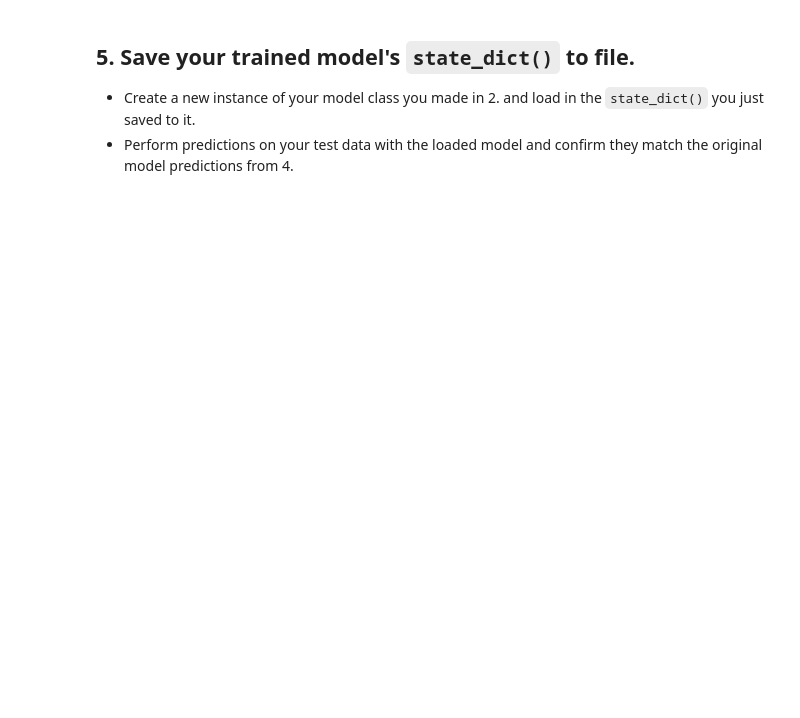
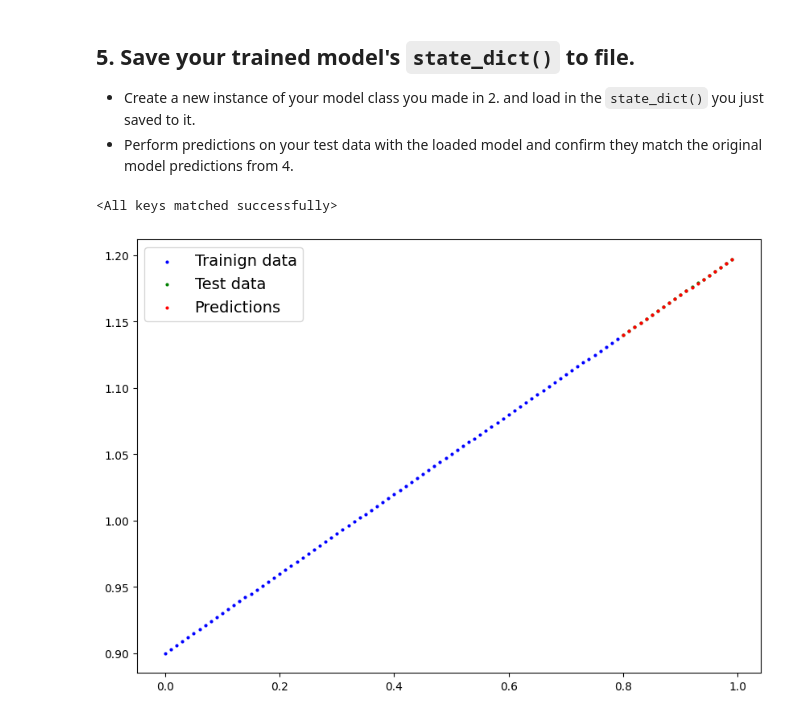
Before and after one commit to Benji-clm/PyTorch_course, a Jupyter notebook: exercises_notebooks/01_pytorch_workflow_exercises.ipynb, the cells around one changed output. Drawn from its saved outputs; the diff is of its cells as text; code cells hidden in the pictures; blank space fills up the shorter version.

```diff
--- a/exercises_notebooks/01_pytorch_workflow_exercises.ipynb
+++ b/exercises_notebooks/01_pytorch_workflow_exercises.ipynb
@@ -248,12 +262,31 @@ Epoch: 280 | Train loss: 0.000 | Test loss: 0.000
 from pathlib import Path
 
 # 1. Create models directory
-
+MODEL_PATH = Path("models")
+MODEL_PATH.mkdir(parents=True, exist_ok=True)
 
 # 2. Create model save path
+MODEL_NAME = "01_pytorch_workflow_model_1"
+MODEL_SAVE_PATH = MODEL_PATH / MODEL_NAME
 
 # 3. Save the model state dict
+torch.save(obj=model_1.state_dict(),
+           f=MODEL_SAVE_PATH)
 # %%
 # Create new instance of model and load saved state dict (make sure to put it on the target device)
+loaded_model_1 = LinearRegressionModel()
+loaded_model_1.load_state_dict(torch.load(MODEL_SAVE_PATH))
+# %% [output]
+<All keys matched successfully>
 # %%
 # Make predictions with loaded model and compare them to the previous
+loaded_model_1.to(device)
+
+loaded_model_1.eval()
+
+with torch.inference_mode():
+  loaded_model_preds = loaded_model_1(X_test)
+
+  plot_predictions(predictions=loaded_model_preds.to("cpu"))
+# %% [output]
+[figure, added]
```
Also changed, not shown: parts of 7 cells of this notebook.
